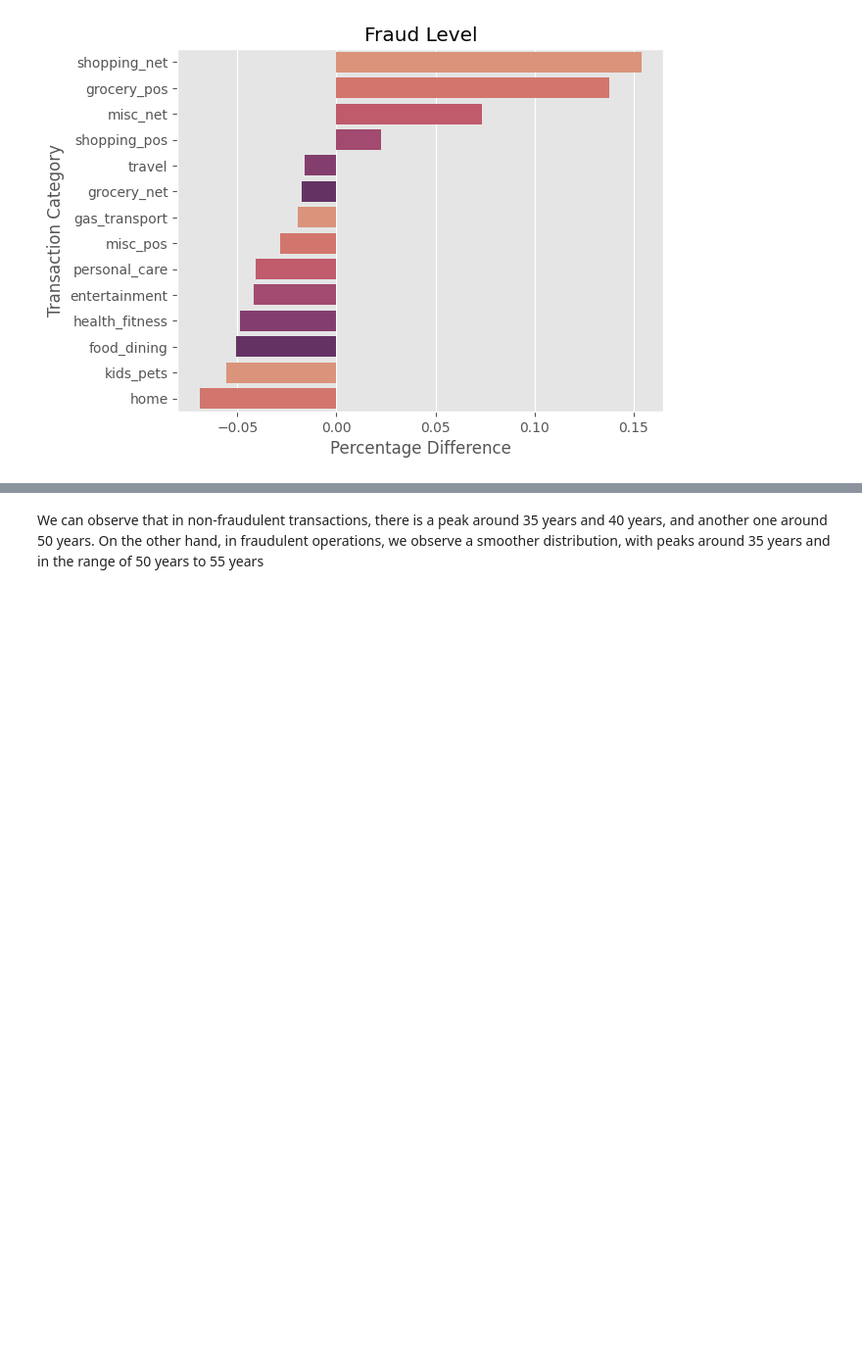
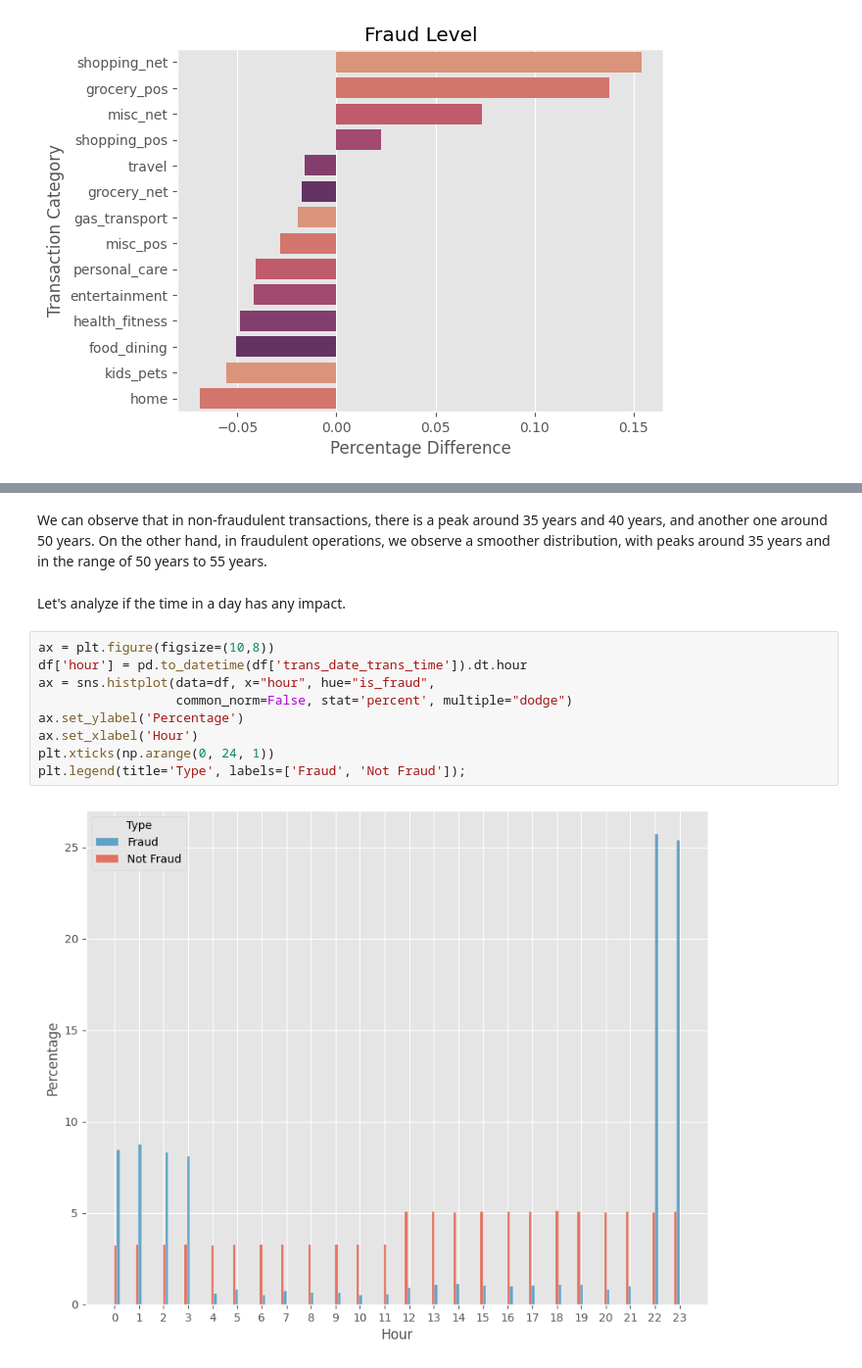
Before and after one commit to francismelojr/fraud-analysis, a Jupyter notebook: fraud-analysis.ipynb, the cells around one changed output, grey strips where cells are left out. Shown at 98% size. Saved outputs shown, nothing was run; the diff lists cells and outputs as text; blank space fills up the shorter version.

```diff
--- a/fraud-analysis.ipynb
+++ b/fraud-analysis.ipynb
@@ -247,4 +247,17 @@ plt.legend(title='Type', labels=['Fraud', 'Not Fraud']);
 # %% [output]
 [figure]
 # %% [markdown]
-We can observe that in non-fraudulent transactions, there is a peak around 35 years and 40 years, and another one around 50 years. On the other hand, in fraudulent operations, we observe a smoother distribution, with peaks around 35 years and in the range of 50 years to 55 years
+We can observe that in non-fraudulent transactions, there is a peak around 35 years and 40 years, and another one around 50 years. On the other hand, in fraudulent operations, we observe a smoother distribution, with peaks around 35 years and in the range of 50 years to 55 years.
+# %% [markdown]
+Let's analyze if the time in a day has any impact.
+# %%
+ax = plt.figure(figsize=(10,8))
+df['hour'] = pd.to_datetime(df['trans_date_trans_time']).dt.hour
+ax = sns.histplot(data=df, x="hour", hue="is_fraud",
+                  common_norm=False, stat='percent', multiple="dodge")
+ax.set_ylabel('Percentage')
+ax.set_xlabel('Hour')
+plt.xticks(np.arange(0, 24, 1))
+plt.legend(title='Type', labels=['Fraud', 'Not Fraud']);
+# %% [output]
+[figure, added]
```
Also changed, not shown: parts of 35 cells of this notebook.
